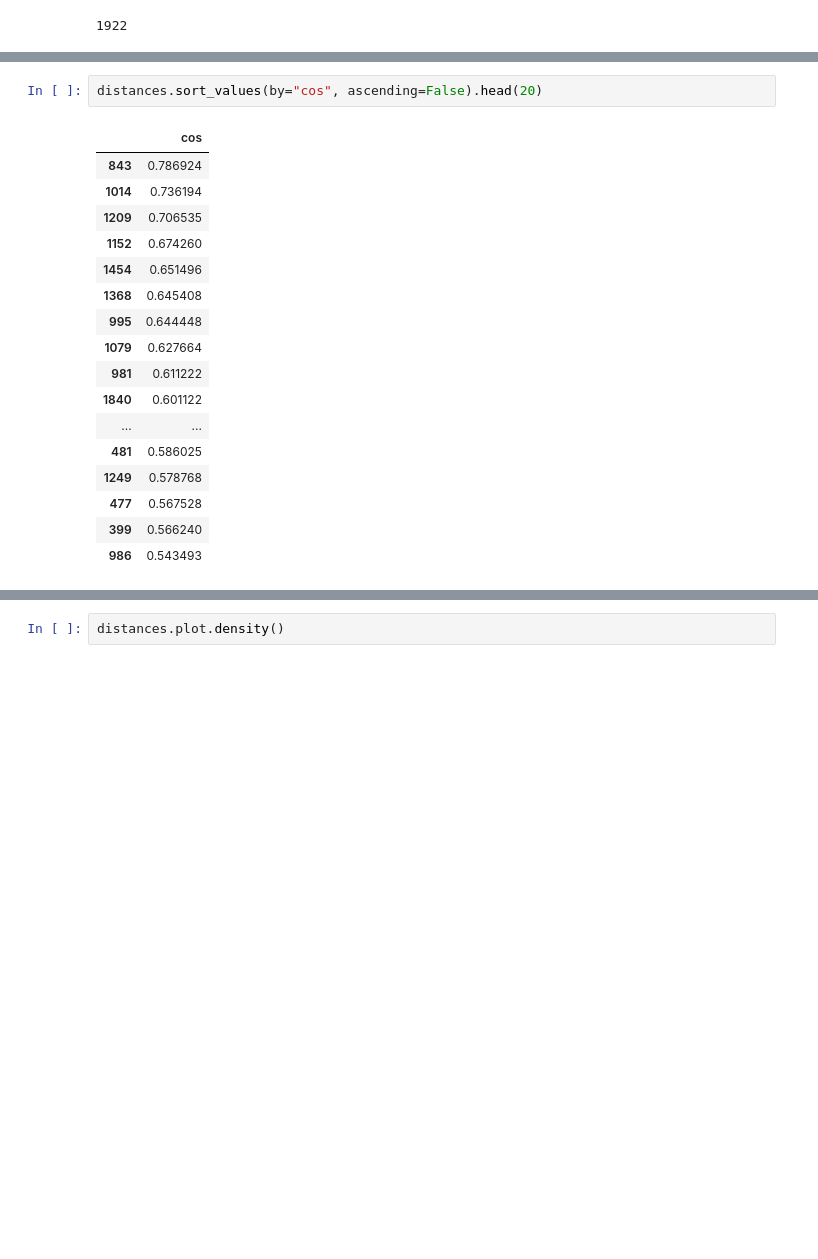
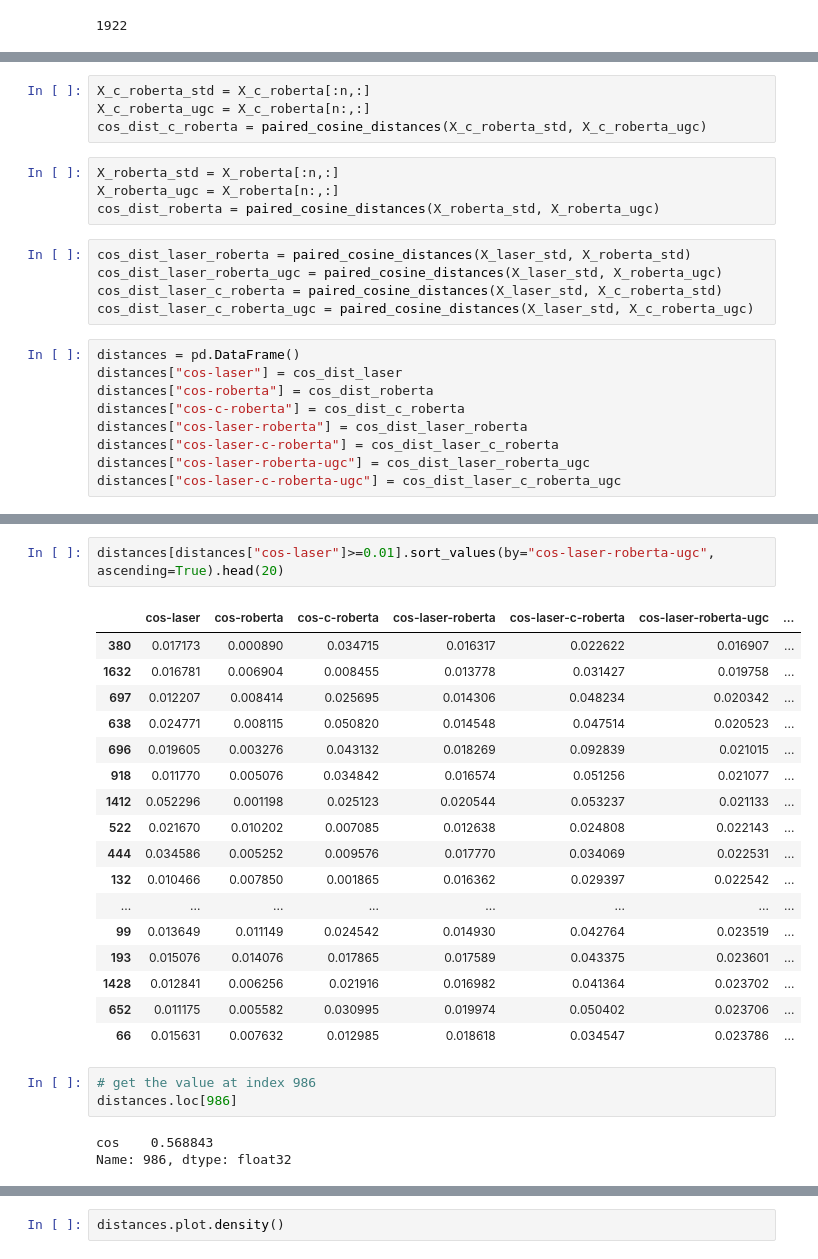
Before and after one commit to lydianish-phd/robust-embeddings, a Jupyter notebook: src/draft.ipynb, the cells around one changed output, grey strips where cells are left out. Saved outputs shown, nothing was run; the diff lists cells and outputs as text; blank space fills up the shorter version.

```diff
--- a/src/draft.ipynb
+++ b/src/draft.ipynb
@@ -718,0 +717,22 @@ distances.head(618)
+# %%
+X_c_roberta_std = X_c_roberta[:n,:]
+X_c_roberta_ugc = X_c_roberta[n:,:]
+cos_dist_c_roberta = paired_cosine_distances(X_c_roberta_std, X_c_roberta_ugc)
+# %%
+X_roberta_std = X_roberta[:n,:]
+X_roberta_ugc = X_roberta[n:,:]
+cos_dist_roberta = paired_cosine_distances(X_roberta_std, X_roberta_ugc)
+# %%
+cos_dist_laser_roberta = paired_cosine_distances(X_laser_std, X_roberta_std)
+cos_dist_laser_roberta_ugc = paired_cosine_distances(X_laser_std, X_roberta_ugc)
+cos_dist_laser_c_roberta = paired_cosine_distances(X_laser_std, X_c_roberta_std)
+cos_dist_laser_c_roberta_ugc = paired_cosine_distances(X_laser_std, X_c_roberta_ugc)
+# %%
+distances = pd.DataFrame()
+distances["cos-laser"] = cos_dist_laser
+distances["cos-roberta"] = cos_dist_roberta
+distances["cos-c-roberta"] = cos_dist_c_roberta
+distances["cos-laser-roberta"] = cos_dist_laser_roberta
+distances["cos-laser-c-roberta"] = cos_dist_laser_c_roberta
+distances["cos-laser-roberta-ugc"] = cos_dist_laser_roberta_ugc
+distances["cos-laser-c-roberta-ugc"] = cos_dist_laser_c_roberta_ugc
@@ -719,20 +751,26 @@ distances.head(618)
 # %%
-distances.sort_values(by="cos", ascending=False).head(20)
+distances[distances["cos-laser"]>=0.01].sort_values(by="cos-laser-roberta-ugc", ascending=True).head(20)
 # %% [output]
-|  | cos |
-| 843 | 0.786924 |
-| 1014 | 0.736194 |
-| 1209 | 0.706535 |
-| 1152 | 0.674260 |
-| 1454 | 0.651496 |
-| 1368 | 0.645408 |
-| 995 | 0.644448 |
-| 1079 | 0.627664 |
-| 981 | 0.611222 |
-| 1840 | 0.601122 |
-| ... | ... |
-| 481 | 0.586025 |
-| 1249 | 0.578768 |
-| 477 | 0.567528 |
-| 399 | 0.566240 |
-| 986 | 0.543493 |
+|  | cos-laser | cos-roberta | cos-c-roberta | cos-laser-roberta | cos-laser-c-roberta | cos-laser-roberta-ugc | ... |
+| 380 | 0.017173 | 0.000890 | 0.034715 | 0.016317 | 0.022622 | 0.016907 | ... |
+| 1632 | 0.016781 | 0.006904 | 0.008455 | 0.013778 | 0.031427 | 0.019758 | ... |
+| 697 | 0.012207 | 0.008414 | 0.025695 | 0.014306 | 0.048234 | 0.020342 | ... |
+| 638 | 0.024771 | 0.008115 | 0.050820 | 0.014548 | 0.047514 | 0.020523 | ... |
+| 696 | 0.019605 | 0.003276 | 0.043132 | 0.018269 | 0.092839 | 0.021015 | ... |
+| 918 | 0.011770 | 0.005076 | 0.034842 | 0.016574 | 0.051256 | 0.021077 | ... |
+| 1412 | 0.052296 | 0.001198 | 0.025123 | 0.020544 | 0.053237 | 0.021133 | ... |
+| 522 | 0.021670 | 0.010202 | 0.007085 | 0.012638 | 0.024808 | 0.022143 | ... |
+| 444 | 0.034586 | 0.005252 | 0.009576 | 0.017770 | 0.034069 | 0.022531 | ... |
+| 132 | 0.010466 | 0.007850 | 0.001865 | 0.016362 | 0.029397 | 0.022542 | ... |
+| ... | ... | ... | ... | ... | ... | ... | ... |
+| 99 | 0.013649 | 0.011149 | 0.024542 | 0.014930 | 0.042764 | 0.023519 | ... |
+| 193 | 0.015076 | 0.014076 | 0.017865 | 0.017589 | 0.043375 | 0.023601 | ... |
+| 1428 | 0.012841 | 0.006256 | 0.021916 | 0.016982 | 0.041364 | 0.023702 | ... |
+| 652 | 0.011175 | 0.005582 | 0.030995 | 0.019974 | 0.050402 | 0.023706 | ... |
+| 66 | 0.015631 | 0.007632 | 0.012985 | 0.018618 | 0.034547 | 0.023786 | ... |
+# %%
+# get the value at index 986
+distances.loc[986]
+# %% [output]
+cos    0.568843
+Name: 986, dtype: float32
```
Also changed, not shown: parts of 51 cells of this notebook, 2 other files.
